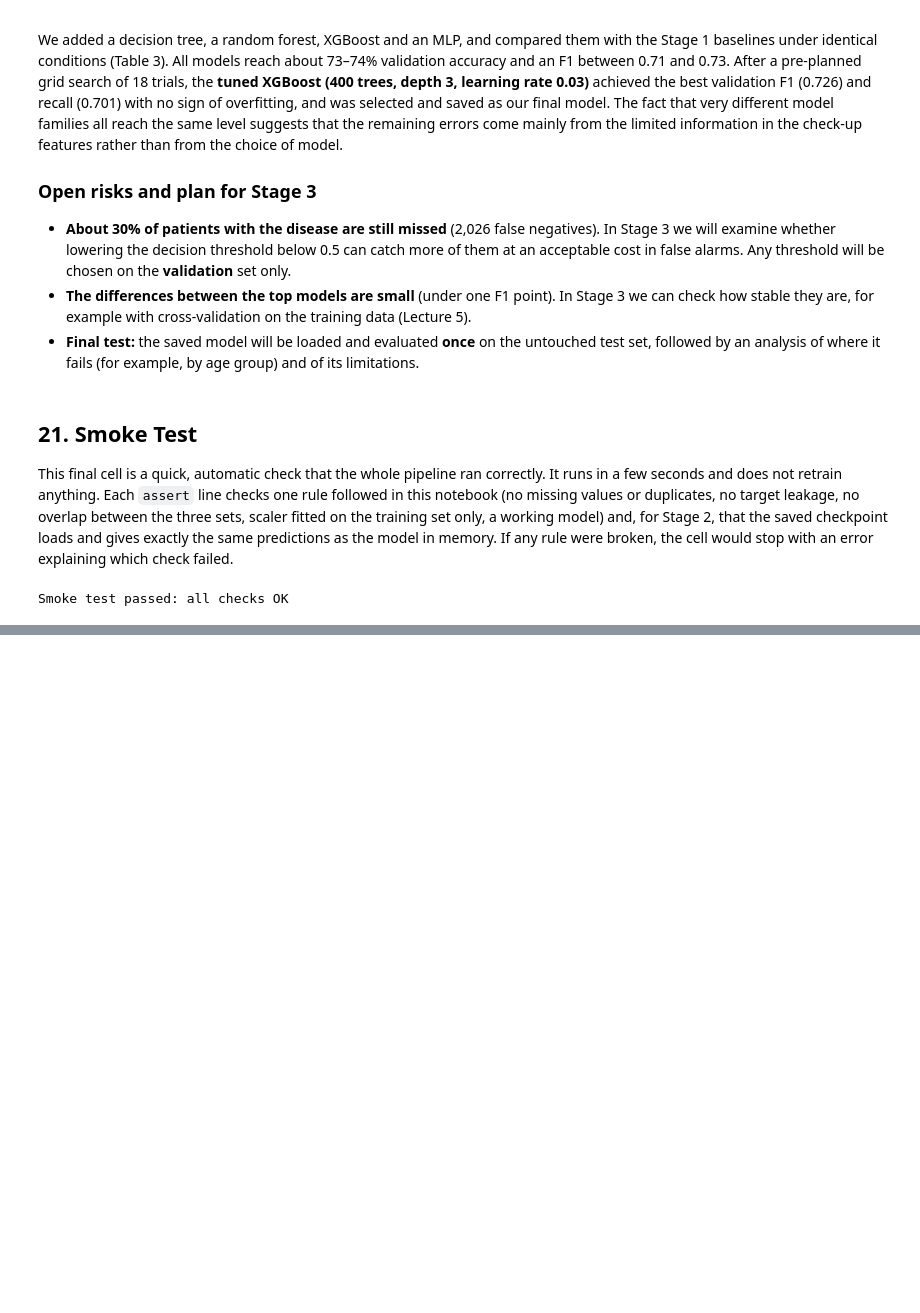
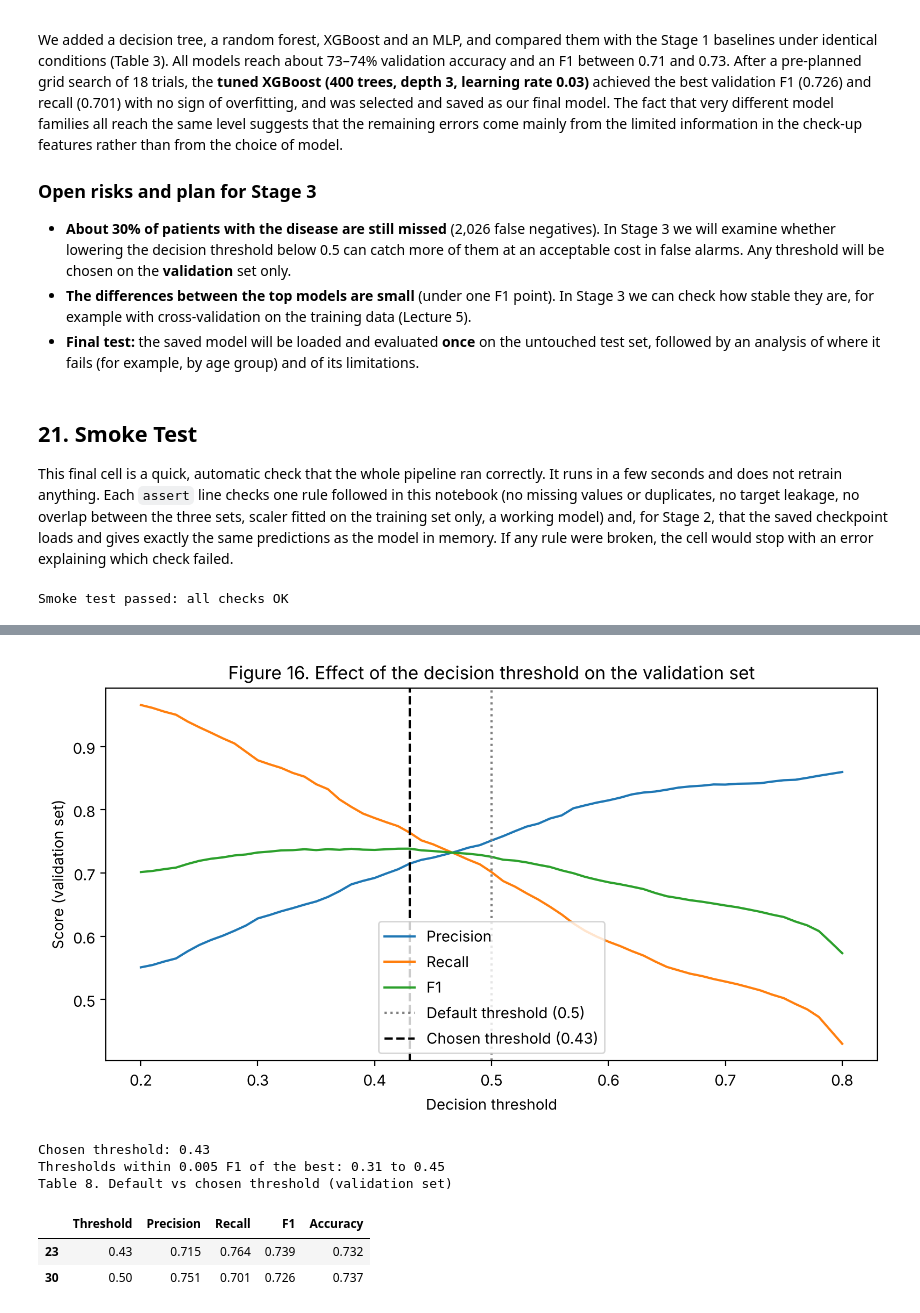
Before and after one commit to Kristina-Kojic/3000-AISE, a Jupyter notebook: DS3000_Project_Group01.ipynb, the cells around one changed output, grey strips where cells are left out. Saved outputs shown, nothing was run; the diff lists cells and outputs as text; code cells hidden in the pictures; blank space fills up the shorter version.

```diff
--- a/DS3000_Project_Group01.ipynb
+++ b/DS3000_Project_Group01.ipynb
@@ -1548,0 +1739,41 @@ Smoke test passed: all checks OK
+# %%
+from sklearn.metrics import precision_recall_curve
+
+val_probabilities = final_model.predict_proba(X_val_scaled)[:, 1]   # probability of disease, validation set
+
+threshold_rows = []
+for threshold in np.arange(20, 81) / 100:          # 0.20, 0.21, ..., 0.80
+    val_pred_t = (val_probabilities >= threshold).astype(int)
+    threshold_rows.append({"Threshold": threshold,
+                           "Precision": precision_score(y_val, val_pred_t),
+                           "Recall": recall_score(y_val, val_pred_t),
+                           "F1": f1_score(y_val, val_pred_t),
+                           "Accuracy": accuracy_score(y_val, val_pred_t)})
+threshold_table = pd.DataFrame(threshold_rows)
+chosen_threshold = float(threshold_table.loc[threshold_table["F1"].idxmax(), "Threshold"])
+near_best = threshold_table[threshold_table["F1"] >= threshold_table["F1"].max() - 0.005]["Threshold"]
+
+plt.figure(figsize=(8, 4.5))
+for metric in ["Precision", "Recall", "F1"]:
+    plt.plot(threshold_table["Threshold"], threshold_table[metric], label=metric)
+plt.axvline(0.5, color="grey", linestyle=":", label="Default threshold (0.5)")
+plt.axvline(chosen_threshold, color="black", linestyle="--", label=f"Chosen threshold ({chosen_threshold:.2f})")
+plt.xlabel("Decision threshold")
+plt.ylabel("Score (validation set)")
+plt.title("Figure 16. Effect of the decision threshold on the validation set")
+plt.legend()
+plt.tight_layout()
+plt.show()
+
+print("Chosen threshold:", chosen_threshold)
+print("Thresholds within 0.005 F1 of the best:", near_best.min(), "to", near_best.max())
+print("Table 8. Default vs chosen threshold (validation set)")
+threshold_table[threshold_table["Threshold"].isin([0.5, chosen_threshold])].round(3)
+# %% [output]
+[figure, added]
+Chosen threshold: 0.43
+Thresholds within 0.005 F1 of the best: 0.31 to 0.45
+Table 8. Default vs chosen threshold (validation set)
+|  | Threshold | Precision | Recall | F1 | Accuracy |
+| 23 | 0.43 | 0.715 | 0.764 | 0.739 | 0.732 |
+| 30 | 0.50 | 0.751 | 0.701 | 0.726 | 0.737 |
```
Also changed, not shown: parts of 45 cells of this notebook, 2 other files.
